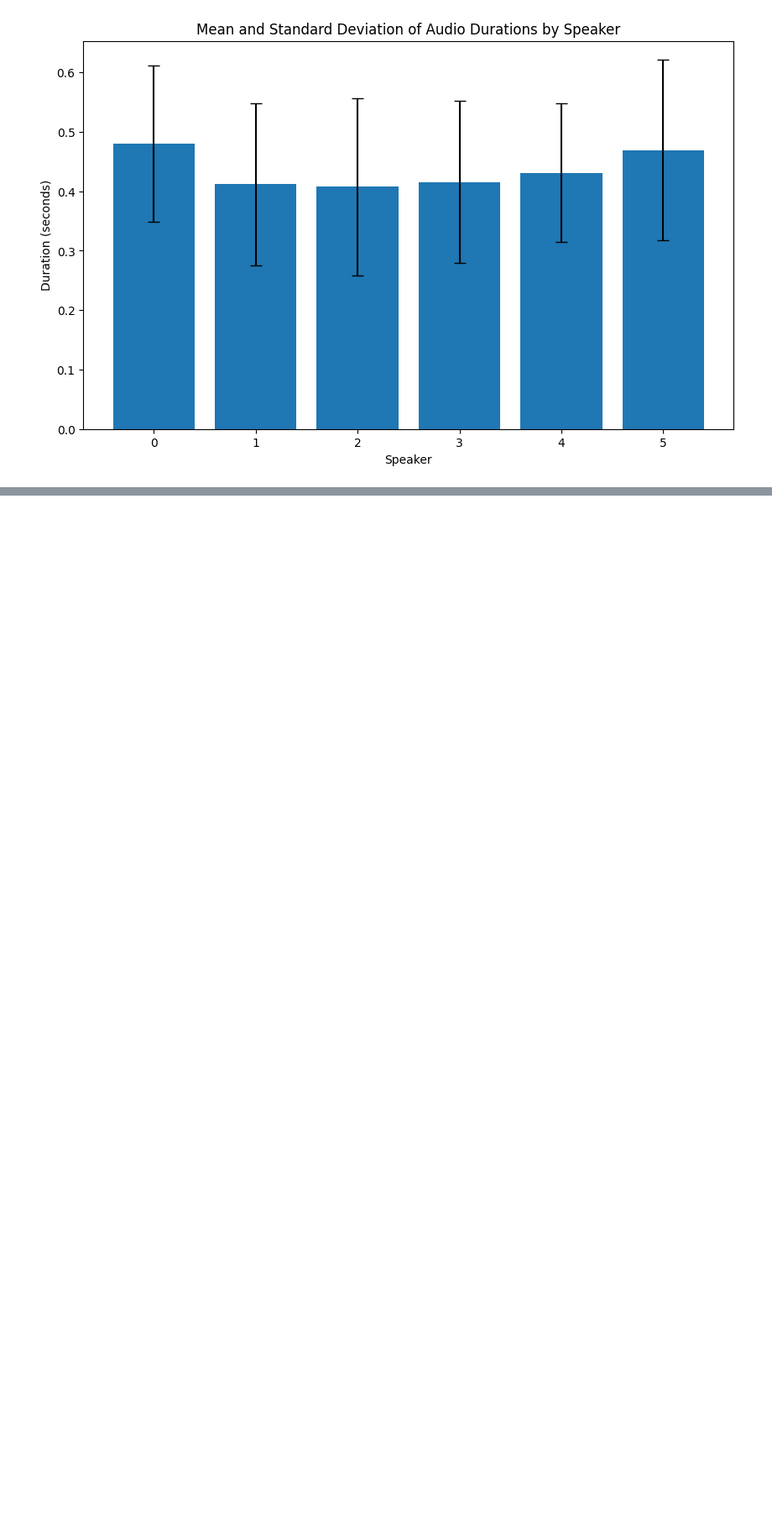
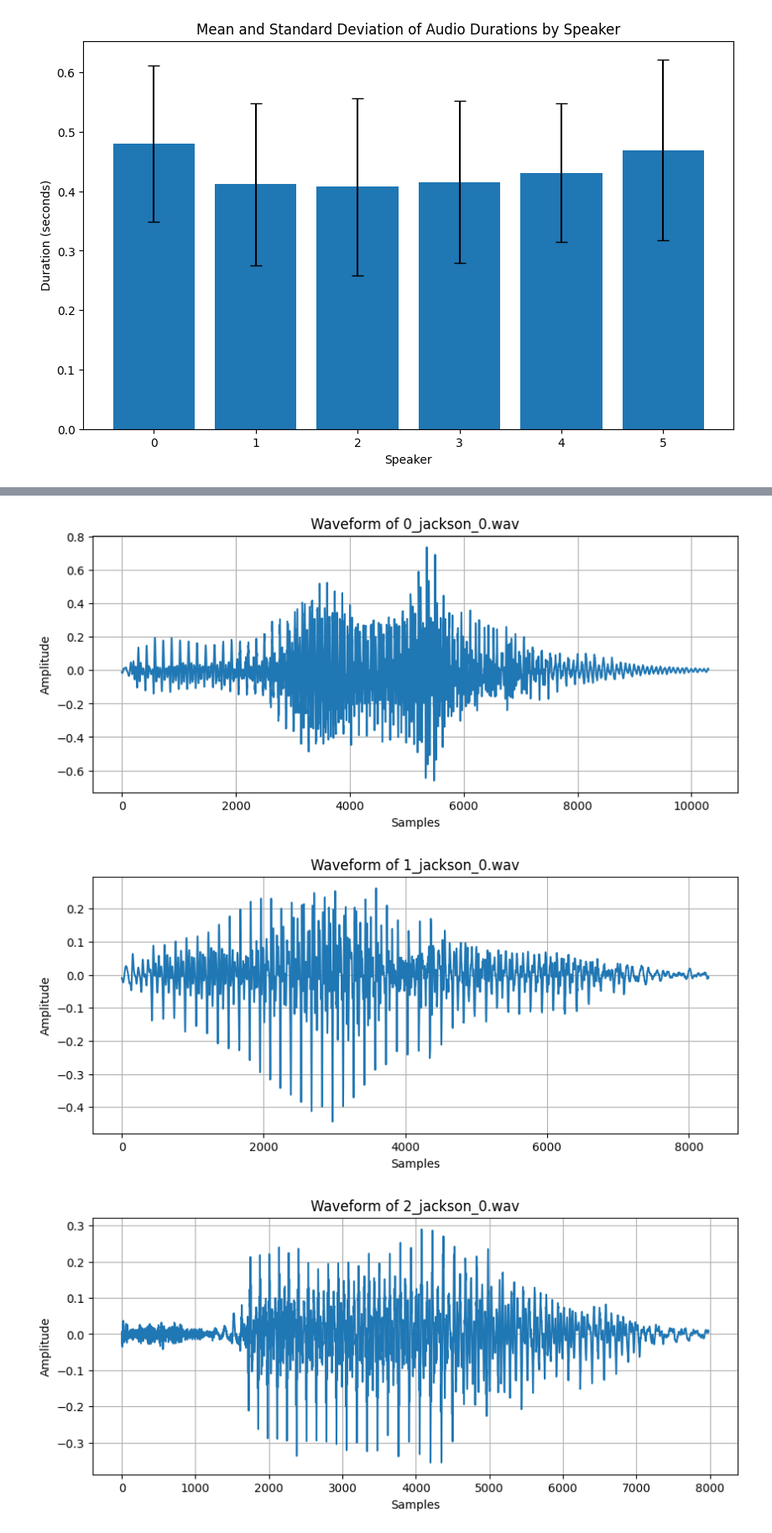
Before and after one commit to AdiPassover/Machine-Learning-Final-Assignment, a Jupyter notebook: data_analysis.ipynb, the cells around one changed output, grey strips where cells are left out. Shown at 84% size. Drawn from its saved outputs; the diff is of its cells as text; code cells hidden in the pictures; blank space fills up the shorter version.

```diff
--- a/data_analysis.ipynb
+++ b/data_analysis.ipynb
@@ -112,0 +115,18 @@ plot_length_mean_std_by_speaker(lengths)
+# %%
+def plot_waveform(file_path, sample_rate=16000):
+    y, sr = librosa.load(file_path, sr=sample_rate)
+    plt.figure(figsize=(10, 4))
+    plt.plot(y)
+    plt.title(f"Waveform of {os.path.basename(file_path)}")
+    plt.xlabel("Samples")
+    plt.ylabel("Amplitude")
+    plt.grid()
+    plt.show()
+# %%
+for digit in range(10):
+    file_path = os.path.join(RECORDINGS_FOLDER_PATH, f"{digit}_jackson_0.wav")
+    plot_waveform(file_path)
+# %% [output]
+[figure, added]
+[figure, added]
+[figure, added]
```
Also changed, not shown: parts of 11 cells of this notebook, 1 other file.
